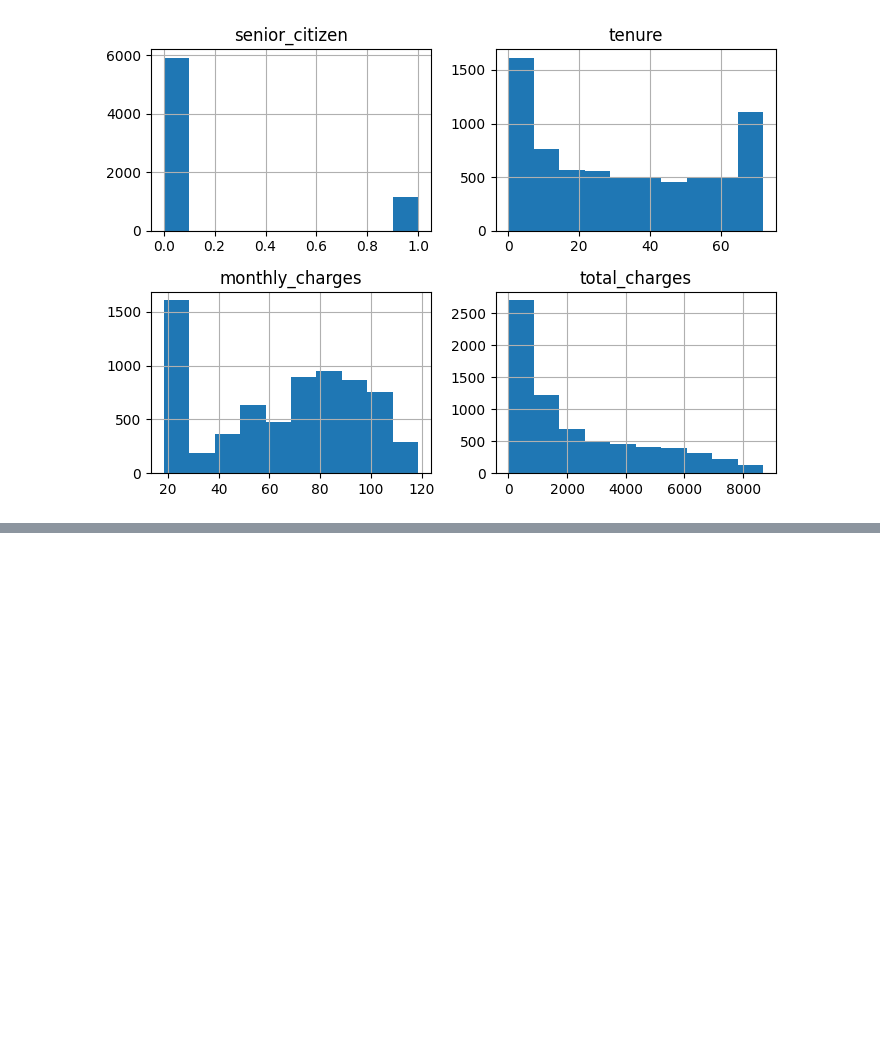
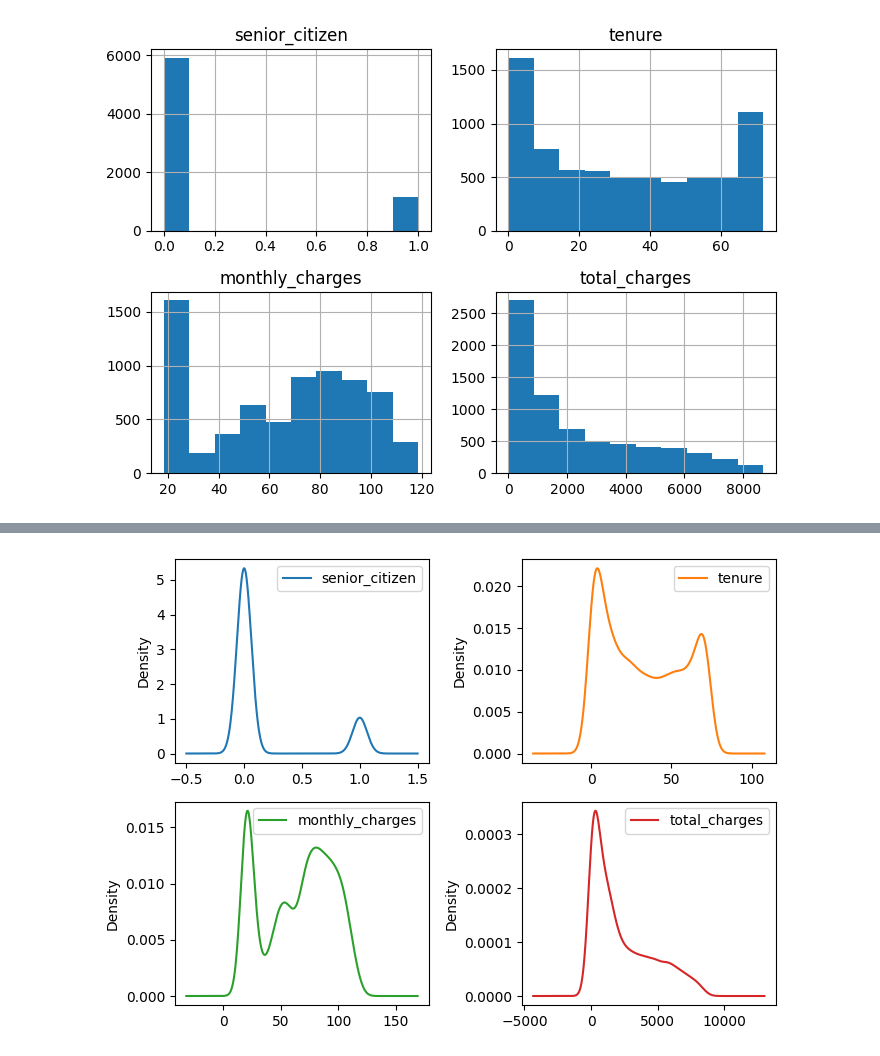
Before and after one commit to Nishan-k/Churn-prediction-and-analysis, a Jupyter notebook: customer_churn_ml/model.ipynb, the cells around one changed output, grey strips where cells are left out. Saved outputs shown, nothing was run; the diff lists cells and outputs as text; code cells hidden in the pictures; blank space fills up the shorter version.

```diff
--- a/customer_churn_ml/model.ipynb
+++ b/customer_churn_ml/model.ipynb
@@ -156,0 +124,6 @@ ModuleNotFoundError: No module named 'pycaret'
+# %%
+df.plot(kind='density', subplots=True, layout=(2, 2), figsize=(7, 5), sharex=False)
+plt.tight_layout()
+plt.show()
+# %% [output]
+[figure, added]
```
Also changed, not shown: parts of 8 cells of this notebook.
